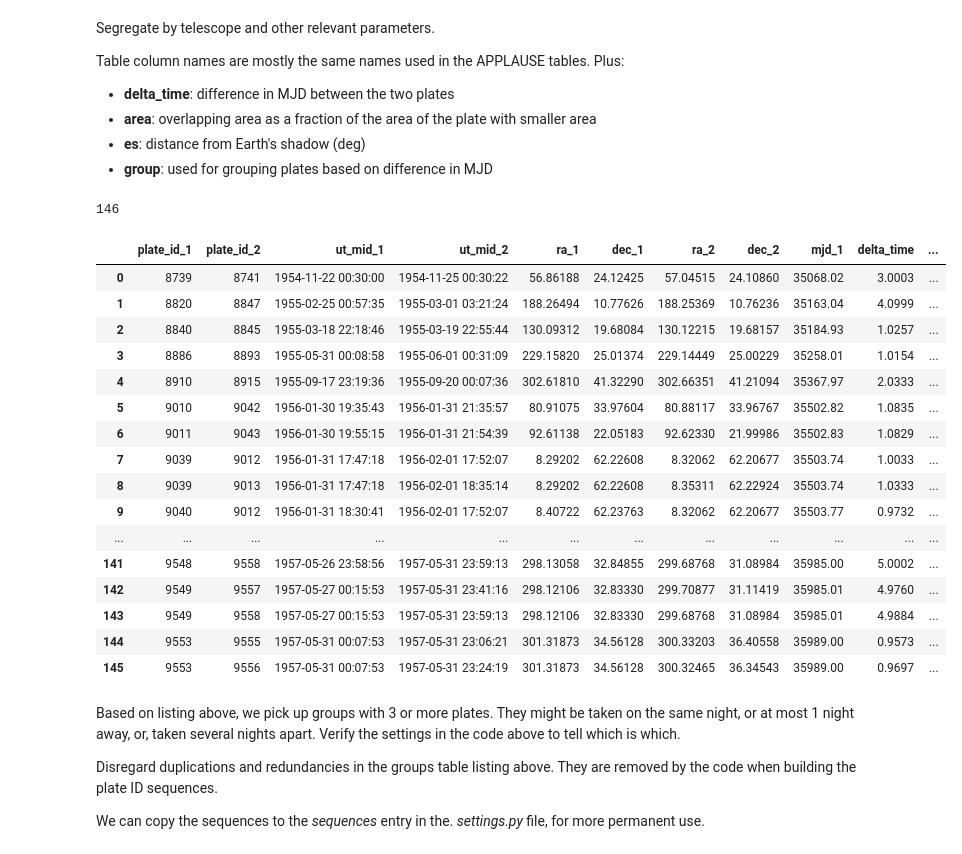
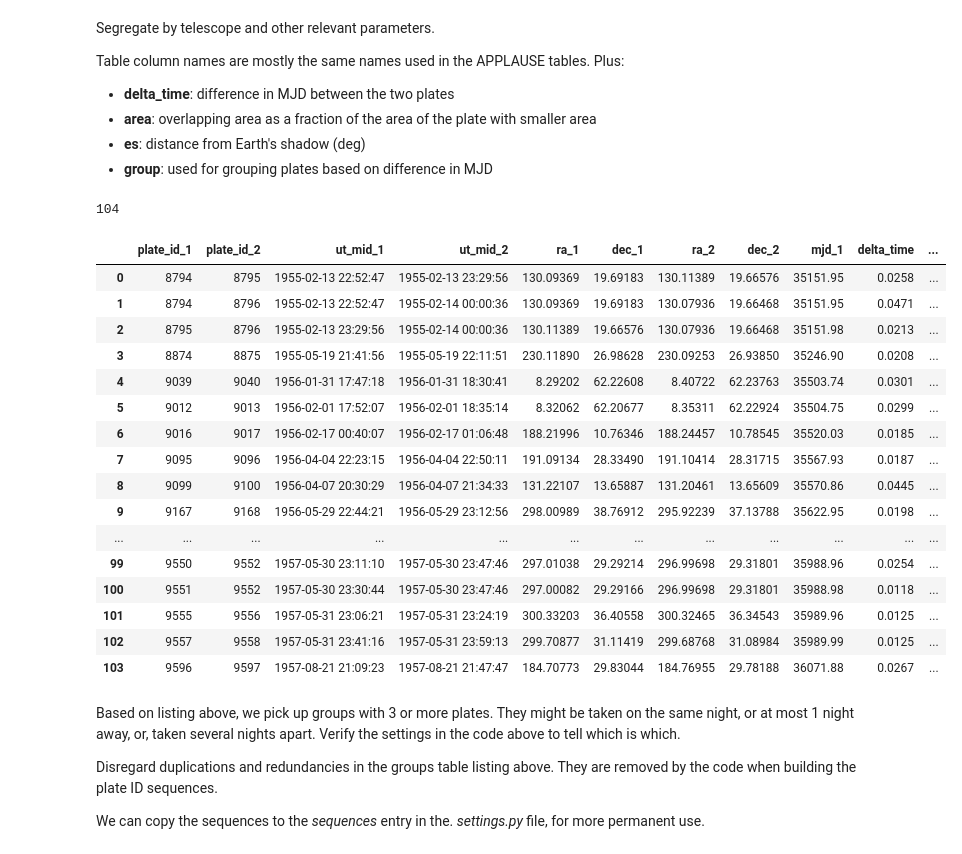
Before and after one commit to cuernodegazpacho/plateanalysis, a Jupyter notebook: footprints/footprint_analysis.ipynb, the cells around one changed output. Cells and saved outputs as stored; diff of their text form; code cells hidden in the pictures.

```diff
--- a/footprints/footprint_analysis.ipynb
+++ b/footprints/footprint_analysis.ipynb
@@ -361,48 +361,48 @@ table2 = find_matching_plates(table, match_area=0.5)
 # %%
 # build column that uniquely identifies plate combinations
 new_id_strings = [f"{row['plate_id_1']}_{row['plate_id_2']}" for row in table2]
 table2['plates'] = new_id_strings
 table2 = unique(table2, keys=['plates'])
 
 # only accept plates taken close in time (same night)
-# mask = table2['delta_time'] < 0.2
+mask = table2['delta_time'] < 0.2
+table2 = table2[mask]
+mask = table2['delta_time'] > -0.005
+table2 = table2[mask]
+
+# # alternatively, only accept plates taken days apart
+# mask = table2['delta_time'] < 11.0
 # table2 = table2[mask]
-# mask = table2['delta_time'] > -0.005
+# mask = table2['delta_time'] > 0.9
 # table2 = table2[mask]
-
-# alternatively, only accept plates taken days apart
-mask = table2['delta_time'] < 11.0
-table2 = table2[mask]
-mask = table2['delta_time'] > 0.9
-table2 = table2[mask]
 
 # table2.sort(['plates', 'delta_time'])
 table2.sort(['mjd_1', 'delta_time', 'ut_mid_2'])
 
 table2 = group_by_mjd(table2, 'group')
 t_grouped = table2.group_by('group')
 
 print(len(t_grouped))
 display_with_pandas(t_grouped)
 # %% [output]
-146
+104
 |  | plate_id_1 | plate_id_2 | ut_mid_1 | ut_mid_2 | ra_1 | dec_1 | ra_2 | dec_2 | mjd_1 | delta_time | ... |
-| 0 | 8739 | 8741 | 1954-11-22 00:30:00 | 1954-11-25 00:30:22 | 56.86188 | 24.12425 | 57.04515 | 24.10860 | 35068.02 | 3.0003 | ... |
-| 1 | 8820 | 8847 | 1955-02-25 00:57:35 | 1955-03-01 03:21:24 | 188.26494 | 10.77626 | 188.25369 | 10.76236 | 35163.04 | 4.0999 | ... |
-| 2 | 8840 | 8845 | 1955-03-18 22:18:46 | 1955-03-19 22:55:44 | 130.09312 | 19.68084 | 130.12215 | 19.68157 | 35184.93 | 1.0257 | ... |
-| 3 | 8886 | 8893 | 1955-05-31 00:08:58 | 1955-06-01 00:31:09 | 229.15820 | 25.01374 | 229.14449 | 25.00229 | 35258.01 | 1.0154 | ... |
-| 4 | 8910 | 8915 | 1955-09-17 23:19:36 | 1955-09-20 00:07:36 | 302.61810 | 41.32290 | 302.66351 | 41.21094 | 35367.97 | 2.0333 | ... |
-| 5 | 9010 | 9042 | 1956-01-30 19:35:43 | 1956-01-31 21:35:57 | 80.91075 | 33.97604 | 80.88117 | 33.96767 | 35502.82 | 1.0835 | ... |
-| 6 | 9011 | 9043 | 1956-01-30 19:55:15 | 1956-01-31 21:54:39 | 92.61138 | 22.05183 | 92.62330 | 21.99986 | 35502.83 | 1.0829 | ... |
-| 7 | 9039 | 9012 | 1956-01-31 17:47:18 | 1956-02-01 17:52:07 | 8.29202 | 62.22608 | 8.32062 | 62.20677 | 35503.74 | 1.0033 | ... |
-| 8 | 9039 | 9013 | 1956-01-31 17:47:18 | 1956-02-01 18:35:14 | 8.29202 | 62.22608 | 8.35311 | 62.22924 | 35503.74 | 1.0333 | ... |
-| 9 | 9040 | 9012 | 1956-01-31 18:30:41 | 1956-02-01 17:52:07 | 8.40722 | 62.23763 | 8.32062 | 62.20677 | 35503.77 | 0.9732 | ... |
+| 0 | 8794 | 8795 | 1955-02-13 22:52:47 | 1955-02-13 23:29:56 | 130.09369 | 19.69183 | 130.11389 | 19.66576 | 35151.95 | 0.0258 | ... |
+| 1 | 8794 | 8796 | 1955-02-13 22:52:47 | 1955-02-14 00:00:36 | 130.09369 | 19.69183 | 130.07936 | 19.66468 | 35151.95 | 0.0471 | ... |
+| 2 | 8795 | 8796 | 1955-02-13 23:29:56 | 1955-02-14 00:00:36 | 130.11389 | 19.66576 | 130.07936 | 19.66468 | 35151.98 | 0.0213 | ... |
+| 3 | 8874 | 8875 | 1955-05-19 21:41:56 | 1955-05-19 22:11:51 | 230.11890 | 26.98628 | 230.09253 | 26.93850 | 35246.90 | 0.0208 | ... |
+| 4 | 9039 | 9040 | 1956-01-31 17:47:18 | 1956-01-31 18:30:41 | 8.29202 | 62.22608 | 8.40722 | 62.23763 | 35503.74 | 0.0301 | ... |
+| 5 | 9012 | 9013 | 1956-02-01 17:52:07 | 1956-02-01 18:35:14 | 8.32062 | 62.20677 | 8.35311 | 62.22924 | 35504.75 | 0.0299 | ... |
+| 6 | 9016 | 9017 | 1956-02-17 00:40:07 | 1956-02-17 01:06:48 | 188.21996 | 10.76346 | 188.24457 | 10.78545 | 35520.03 | 0.0185 | ... |
+| 7 | 9095 | 9096 | 1956-04-04 22:23:15 | 1956-04-04 22:50:11 | 191.09134 | 28.33490 | 191.10414 | 28.31715 | 35567.93 | 0.0187 | ... |
+| 8 | 9099 | 9100 | 1956-04-07 20:30:29 | 1956-04-07 21:34:33 | 131.22107 | 13.65887 | 131.20461 | 13.65609 | 35570.86 | 0.0445 | ... |
+| 9 | 9167 | 9168 | 1956-05-29 22:44:21 | 1956-05-29 23:12:56 | 298.00989 | 38.76912 | 295.92239 | 37.13788 | 35622.95 | 0.0198 | ... |
 | ... | ... | ... | ... | ... | ... | ... | ... | ... | ... | ... | ... |
-| 141 | 9548 | 9558 | 1957-05-26 23:58:56 | 1957-05-31 23:59:13 | 298.13058 | 32.84855 | 299.68768 | 31.08984 | 35985.00 | 5.0002 | ... |
-| 142 | 9549 | 9557 | 1957-05-27 00:15:53 | 1957-05-31 23:41:16 | 298.12106 | 32.83330 | 299.70877 | 31.11419 | 35985.01 | 4.9760 | ... |
-| 143 | 9549 | 9558 | 1957-05-27 00:15:53 | 1957-05-31 23:59:13 | 298.12106 | 32.83330 | 299.68768 | 31.08984 | 35985.01 | 4.9884 | ... |
-| 144 | 9553 | 9555 | 1957-05-31 00:07:53 | 1957-05-31 23:06:21 | 301.31873 | 34.56128 | 300.33203 | 36.40558 | 35989.00 | 0.9573 | ... |
-| 145 | 9553 | 9556 | 1957-05-31 00:07:53 | 1957-05-31 23:24:19 | 301.31873 | 34.56128 | 300.32465 | 36.34543 | 35989.00 | 0.9697 | ... |
+| 99 | 9550 | 9552 | 1957-05-30 23:11:10 | 1957-05-30 23:47:46 | 297.01038 | 29.29214 | 296.99698 | 29.31801 | 35988.96 | 0.0254 | ... |
+| 100 | 9551 | 9552 | 1957-05-30 23:30:44 | 1957-05-30 23:47:46 | 297.00082 | 29.29166 | 296.99698 | 29.31801 | 35988.98 | 0.0118 | ... |
+| 101 | 9555 | 9556 | 1957-05-31 23:06:21 | 1957-05-31 23:24:19 | 300.33203 | 36.40558 | 300.32465 | 36.34543 | 35989.96 | 0.0125 | ... |
+| 102 | 9557 | 9558 | 1957-05-31 23:41:16 | 1957-05-31 23:59:13 | 299.70877 | 31.11419 | 299.68768 | 31.08984 | 35989.99 | 0.0125 | ... |
+| 103 | 9596 | 9597 | 1957-08-21 21:09:23 | 1957-08-21 21:47:47 | 184.70773 | 29.83044 | 184.76955 | 29.78188 | 36071.88 | 0.0267 | ... |
 # %% [markdown]
 Based on listing above, we pick up groups with 3 or more plates. They might be taken on the same night, or at most 1 night away, or, taken several nights apart. Verify the settings in the code above to tell which is which.
 
```
Also changed, not shown: parts of 2 cells of this notebook.
